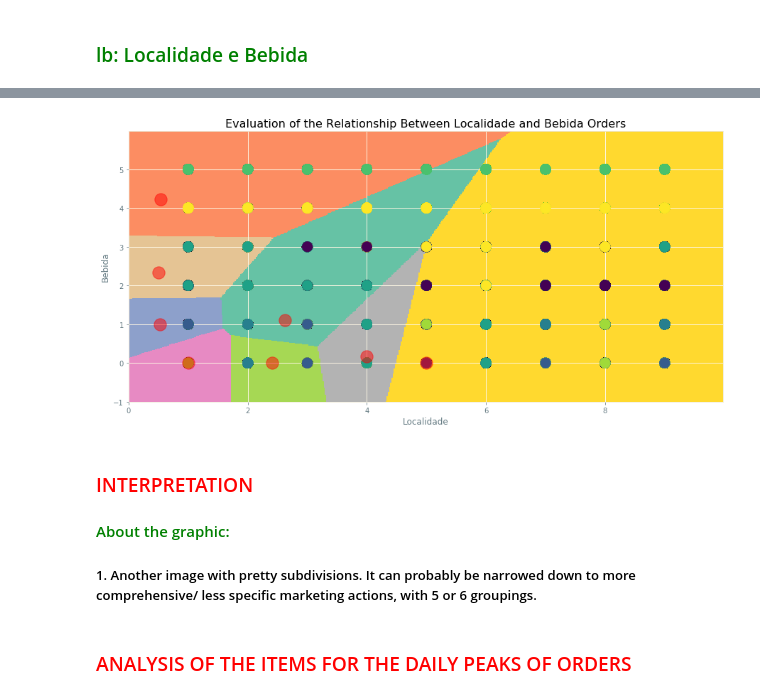
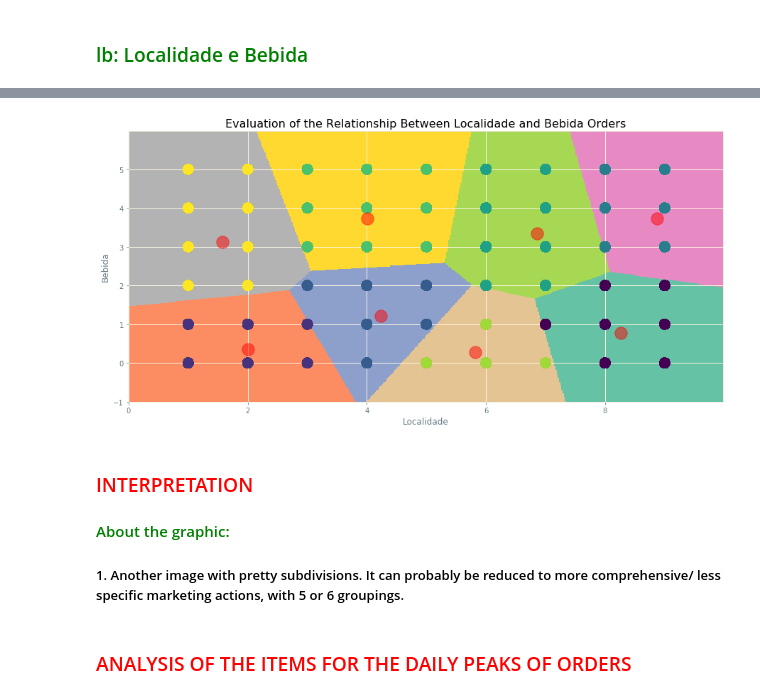
Before and after one commit to Dieljr/pythonDev, a Jupyter notebook: Segmentation_Customer.ipynb, the cells around one changed output, grey strips where cells are left out. Saved outputs shown, nothing was run; the diff lists cells and outputs as text; code cells hidden in the pictures.

```diff
--- a/Segmentation_Customer.ipynb
+++ b/Segmentation_Customer.ipynb
@@ -548,0 +555,3 @@ dtype: object
+# %%
+for i in df[['bebida', 'pizza', 'salada', 'sobremesa']]:
+    df[i] = df[i].astype(np.int64)
@@ -1013,6 +1231,9 @@ plt.show()
 # %% [markdown]
 ### Now I'll investigate each produto by localidade
 ### <font color = 'green'>lp: Localidade e Pizza</font>
+# %%
+# Creating a new dataset with LOCALIDADE
+df_prod_local = df[['pizza', 'salada', 'sobremesa', 'bebida', 'localidade']].copy()
 # %%
 %%time
 # Calculate the wcss for Elbow graphic construction
@@ -1265,7 +1486,7 @@ plt.show()
 # %%
 %%time
 # Calculate the wcss for Elbow graphic construction
-lb = df_seg[['localidade', 'bebida']].iloc[ : ].values
+lb = df_prod_local[['localidade', 'bebida']].iloc[ : ].values
 
 elbow_wcss(lb)
 # %% [output]
@@ -1295,7 +1516,7 @@ model_clusters = KMeans(n_clusters = 8,
                      algorithm = 'elkan')
 
 # Trainning
-model_clusters.fit(ps)
+model_clusters.fit(lb)
 
 # extract the centroids
 centros = model_clusters.cluster_centers_
@@ -1306,42 +1527,42 @@ labels = model_clusters.labels_
 # ccreatint graphic with clusters and centroids
 
 # Plot
 # Meshgrid parameters
 h = 0.02
 x_min, x_max = lb[:, 0].min() - 1, lb[:, 0].max() + 1
 y_min, y_max = lb[:, 1].min() - 1, lb[:, 1].max() + 1
 xx, yy = np.meshgrid(np.arange(x_min, x_max, h), np.arange(y_min, y_max, h))
 
 ## creating predicitive model in the Meshgrid
 Z = model_clusters.predict(np.c_[xx.ravel(), yy.ravel()])
 plt.figure(1 , figsize = (15, 7) )
 plt.clf()
 Z = Z.reshape(xx.shape)
 
 # Plot image
 plt.imshow(Z,
            interpolation = 'nearest',
            extent = (xx.min(), xx.max(), yy.min(), yy.max()),
            cmap = plt.cm.Set2,
            aspect = 'auto',
            origin = 'lower')
 
 # Plot the data of points
-plt.scatter(x = 'localidade', y = 'bebida', data = df_sample, c = labels, s = 200 )
+plt.scatter(x = 'localidade', y = 'bebida', data = df_prod_local, c = labels, s = 200 )
 plt.scatter(x = centros[: , 0], y =  centros[: , 1], s = 300, c = 'red', alpha = 0.5)
 plt.xlabel('Localidade')
 plt.ylabel('Bebida')
 plt.title('Evaluation of the Relationship Between Localidade and Bebida Orders')
 plt.show()
 # %% [output]
-[figure, old version]
+[figure, new version]
 # %% [markdown]
 ### <font color = "red">INTERPRETATION</font>
 
 
 #### <font color = 'green'>About the graphic:</font>
 
-##### 1. Another image with pretty subdivisions. It can probably be narrowed down to more comprehensive/ less specific marketing actions, with 5 or 6 groupings.
+##### 1. Another image with pretty subdivisions. It can probably be reduced to more comprehensive/ less specific marketing actions, with 5 or 6 groupings.
 # %% [markdown]
 ### <font color = "red">ANALYSIS OF THE ITEMS FOR THE DAILY PEAKS OF ORDERS</font>
 # %%
```
Also changed, not shown: parts of 60 cells of this notebook.
